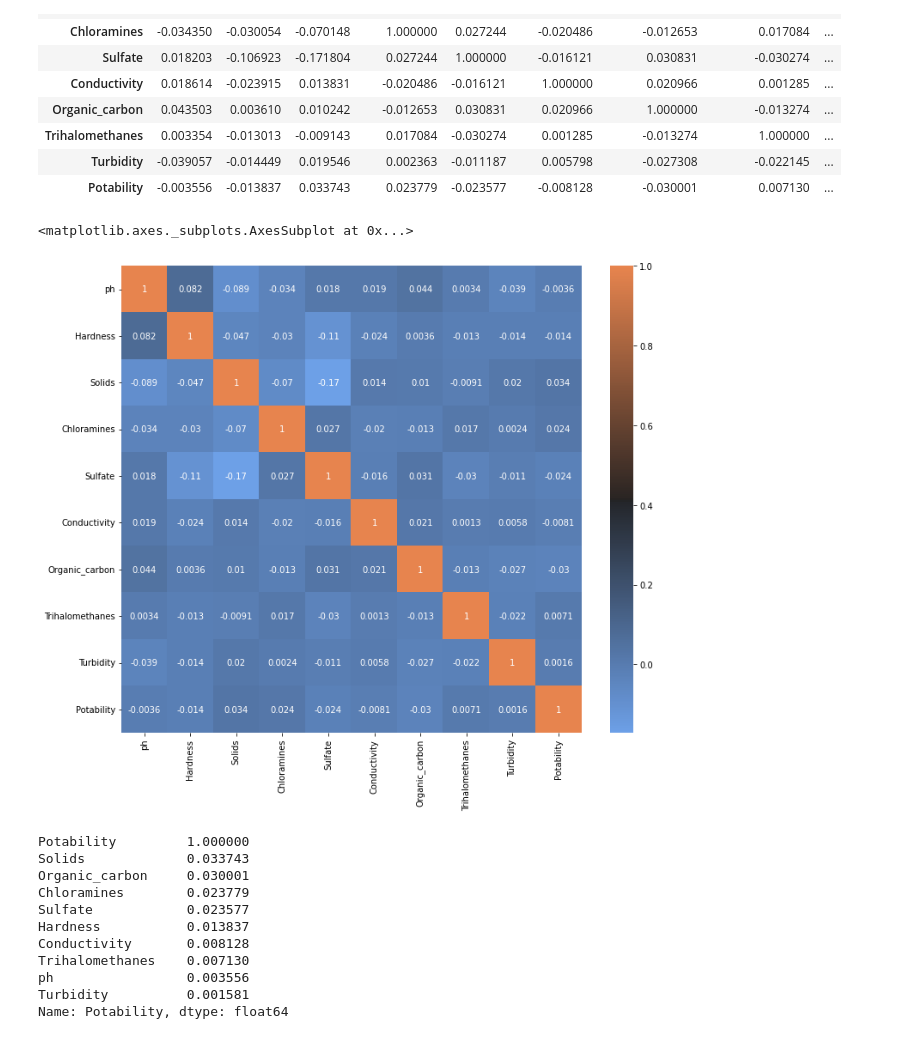
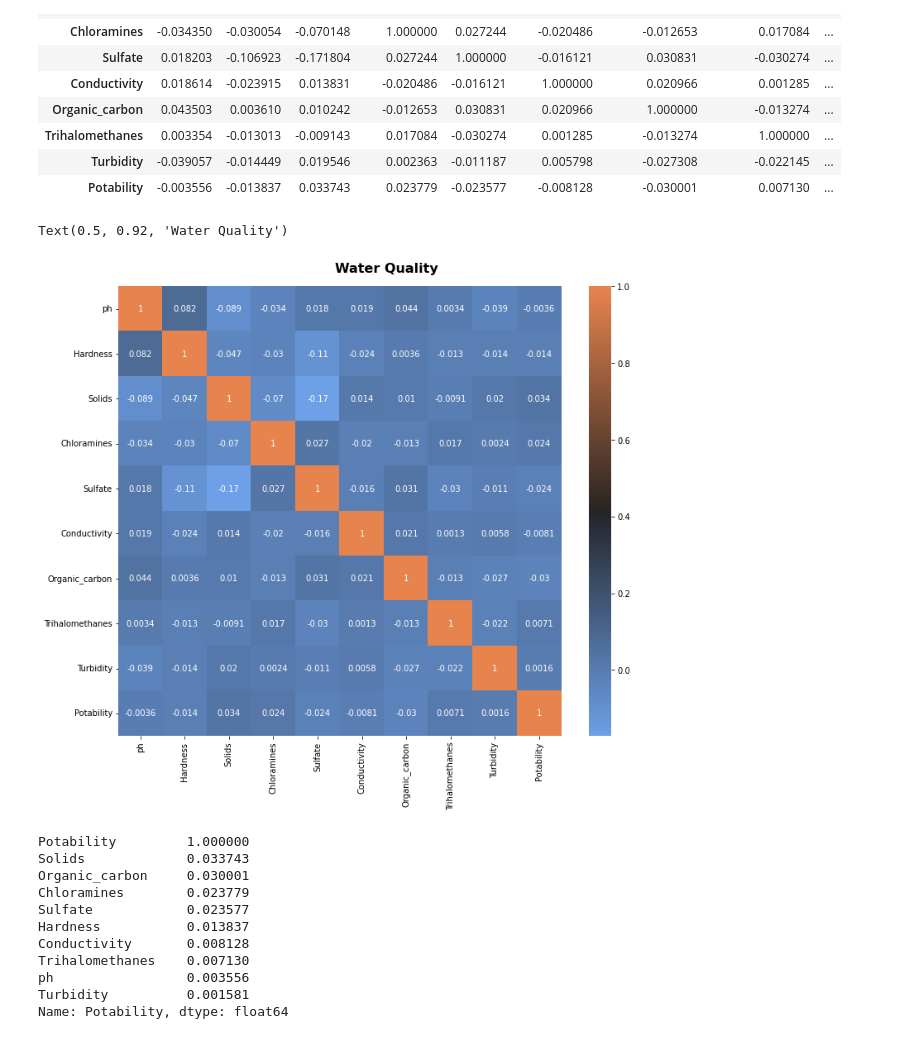
Before and after one commit to annsam0115/Water-Classification-Capstone-Project, a Jupyter notebook: CIND820_CapstoneProject_ASAM.ipynb, the cells around one changed output. Saved outputs shown, nothing was run; the diff lists cells and outputs as text; code cells hidden in the pictures.

```diff
--- a/CIND820_CapstoneProject_ASAM.ipynb
+++ b/CIND820_CapstoneProject_ASAM.ipynb
@@ -144,10 +143,11 @@ df.corr()
 # %%
 plt.figure(figsize = (12,10))
 cmap = sns.diverging_palette(250, 30, l=65, center="dark", as_cmap=True)
 sns.heatmap(df.corr(), annot = True, cmap=cmap)
+plt.suptitle('Water Quality', y = 0.92, size = 16, color = 'black', weight='bold')
 # %% [output]
-<matplotlib.axes._subplots.AxesSubplot at 0x...>
+Text(0.5, 0.92, 'Water Quality')
-[figure, old version]
+[figure, new version]
 # %%
 df.corr().abs()['Potability'].sort_values(ascending = False)
 # %% [output]
```
Also changed, not shown: parts of 41 cells of this notebook.
